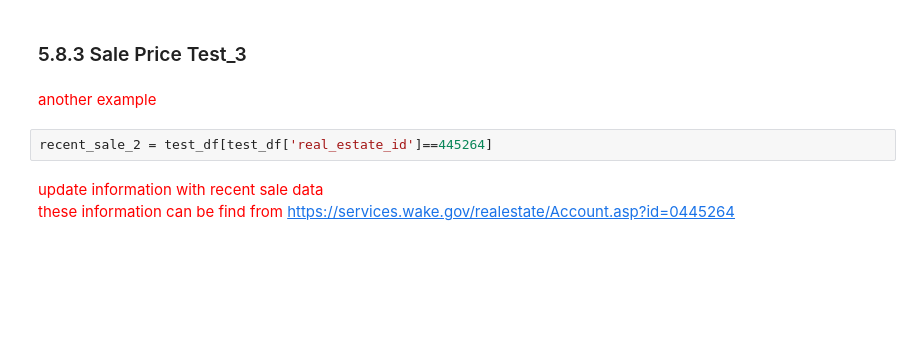
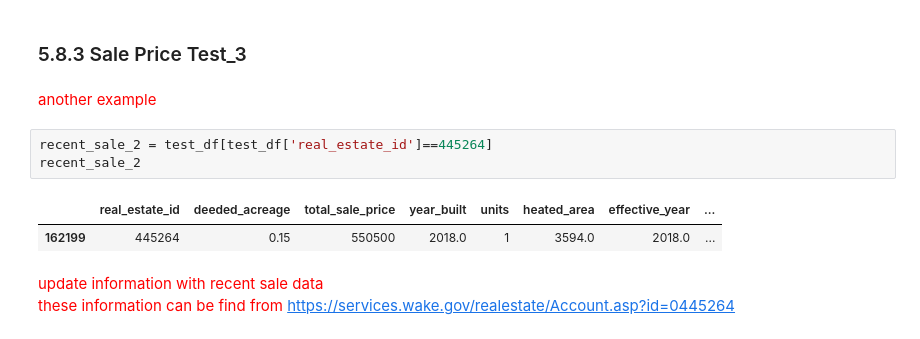
Before and after one commit to tsar1987/Capstone_Project_Two, a Jupyter notebook: Capstone_Two_Step_5_Modeling.ipynb, the cells around one changed output. Cells and saved outputs as stored; diff of their text form; blank space fills up the shorter version.

```diff
--- a/Capstone_Two_Step_5_Modeling.ipynb
+++ b/Capstone_Two_Step_5_Modeling.ipynb
@@ -515,6 +548,10 @@ The Predicted Sale Price for House with ID 221174 in Nov 2023 is 568528.45784469
 <font color=red>another example
 # %%
 recent_sale_2 = test_df[test_df['real_estate_id']==445264]
+recent_sale_2
+# %% [output]
+|  | real_estate_id | deeded_acreage | total_sale_price | year_built | units | heated_area | effective_year | ... |
+| 162199 | 445264 | 0.15 | 550500 | 2018.0 | 1 | 3594.0 | 2018.0 | ... |
 # %% [markdown]
 <font color=red>update information with recent sale data
 these information can be find from https://services.wake.gov/realestate/Account.asp?id=0445264
```
Also changed, not shown: parts of 12 cells of this notebook, 5 other files.
